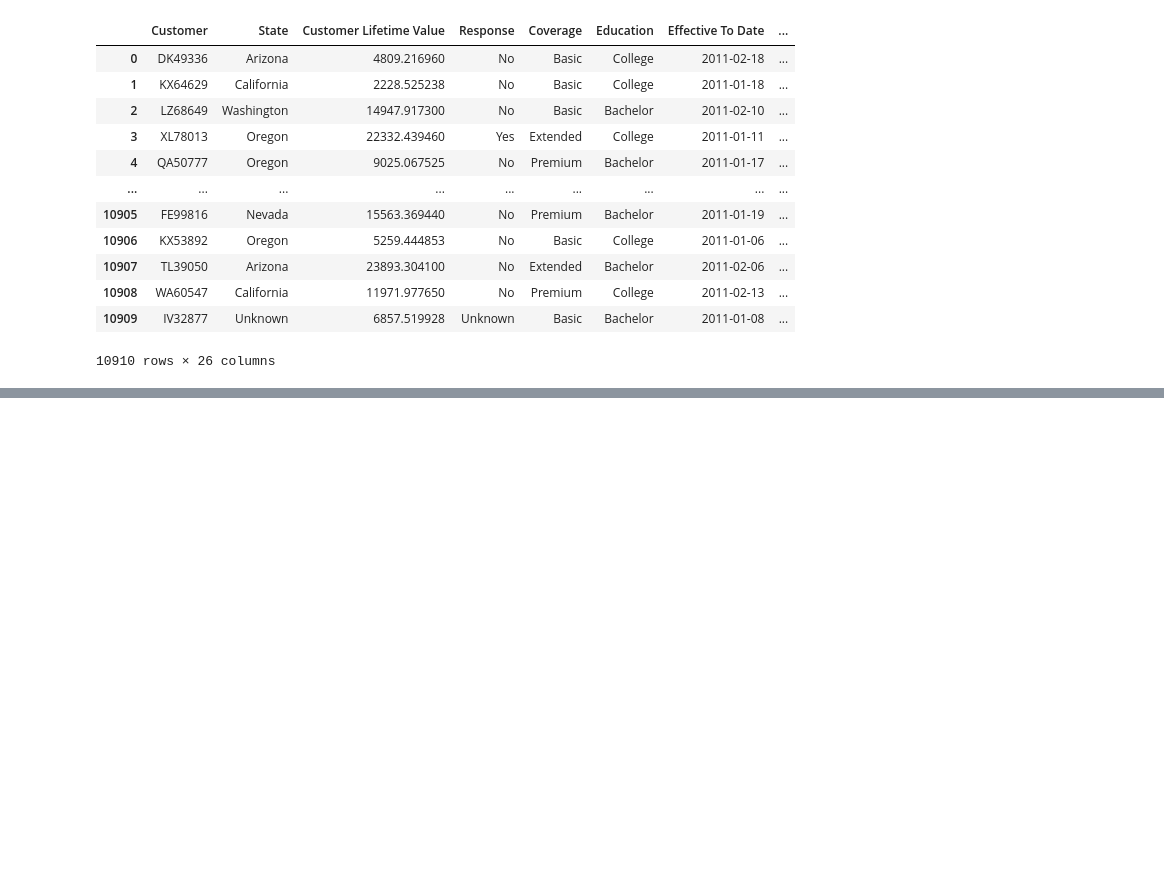
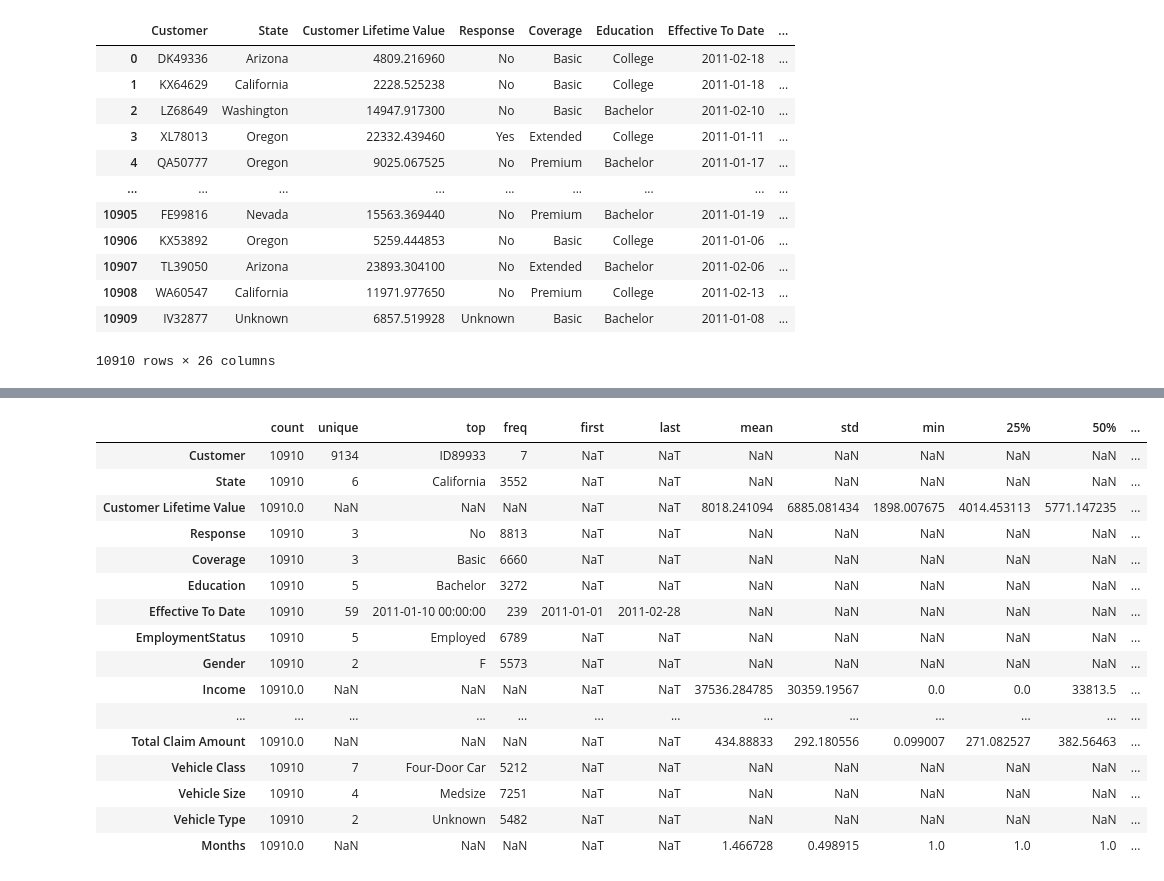
Before and after one commit to lutrx/lab-customer-analysis-round-2, a Jupyter notebook: solution.ipynb, the cells around one changed output, grey strips where cells are left out. Drawn from its saved outputs; the diff is of its cells as text; code cells hidden in the pictures; blank space fills up the shorter version.

```diff
--- a/solution.ipynb
+++ b/solution.ipynb
@@ -247,0 +267,21 @@ filtered_data
+# %%
+#Describe DataFrame.
+data.describe(include='all').T
+# %% [output]
+|  | count | unique | top | freq | first | last | mean | std | min | 25% | 50% | ... |
+| Customer | 10910 | 9134 | ID89933 | 7 | NaT | NaT | NaN | NaN | NaN | NaN | NaN | ... |
+| State | 10910 | 6 | California | 3552 | NaT | NaT | NaN | NaN | NaN | NaN | NaN | ... |
+| Customer Lifetime Value | 10910.0 | NaN | NaN | NaN | NaT | NaT | 8018.241094 | 6885.081434 | 1898.007675 | 4014.453113 | 5771.147235 | ... |
+| Response | 10910 | 3 | No | 8813 | NaT | NaT | NaN | NaN | NaN | NaN | NaN | ... |
+| Coverage | 10910 | 3 | Basic | 6660 | NaT | NaT | NaN | NaN | NaN | NaN | NaN | ... |
+| Education | 10910 | 5 | Bachelor | 3272 | NaT | NaT | NaN | NaN | NaN | NaN | NaN | ... |
+| Effective To Date | 10910 | 59 | 2011-01-10 00:00:00 | 239 | 2011-01-01 | 2011-02-28 | NaN | NaN | NaN | NaN | NaN | ... |
+| EmploymentStatus | 10910 | 5 | Employed | 6789 | NaT | NaT | NaN | NaN | NaN | NaN | NaN | ... |
+| Gender | 10910 | 2 | F | 5573 | NaT | NaT | NaN | NaN | NaN | NaN | NaN | ... |
+| Income | 10910.0 | NaN | NaN | NaN | NaT | NaT | 37536.284785 | 30359.19567 | 0.0 | 0.0 | 33813.5 | ... |
+| ... | ... | ... | ... | ... | ... | ... | ... | ... | ... | ... | ... | ... |
+| Total Claim Amount | 10910.0 | NaN | NaN | NaN | NaT | NaT | 434.88833 | 292.180556 | 0.099007 | 271.082527 | 382.56463 | ... |
+| Vehicle Class | 10910 | 7 | Four-Door Car | 5212 | NaT | NaT | NaN | NaN | NaN | NaN | NaN | ... |
+| Vehicle Size | 10910 | 4 | Medsize | 7251 | NaT | NaT | NaN | NaN | NaN | NaN | NaN | ... |
+| Vehicle Type | 10910 | 2 | Unknown | 5482 | NaT | NaT | NaN | NaN | NaN | NaN | NaN | ... |
+| Months | 10910.0 | NaN | NaN | NaN | NaT | NaT | 1.466728 | 0.498915 | 1.0 | 1.0 | 1.0 | ... |
```
Also changed, not shown: parts of 10 cells of this notebook.
